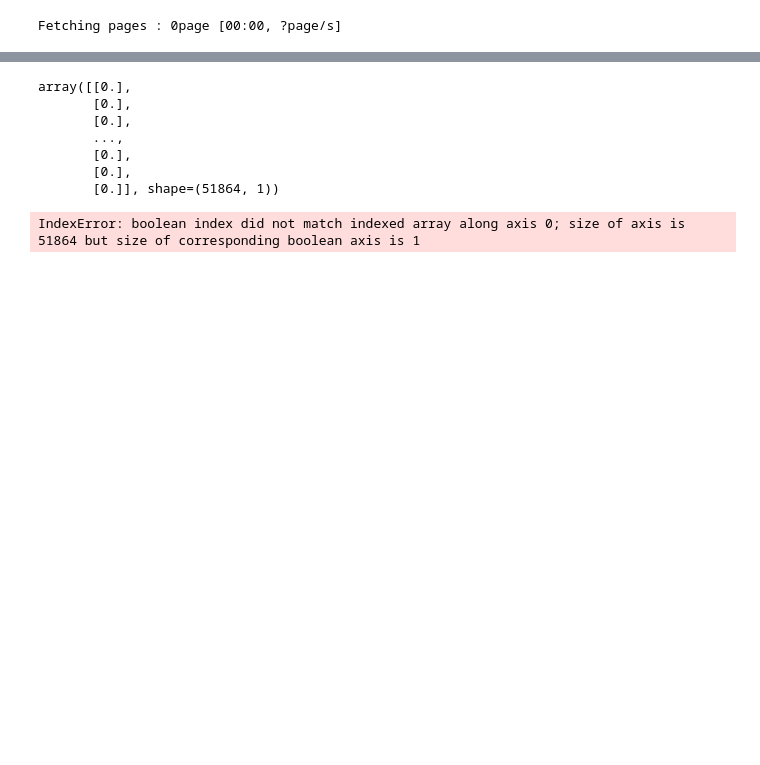
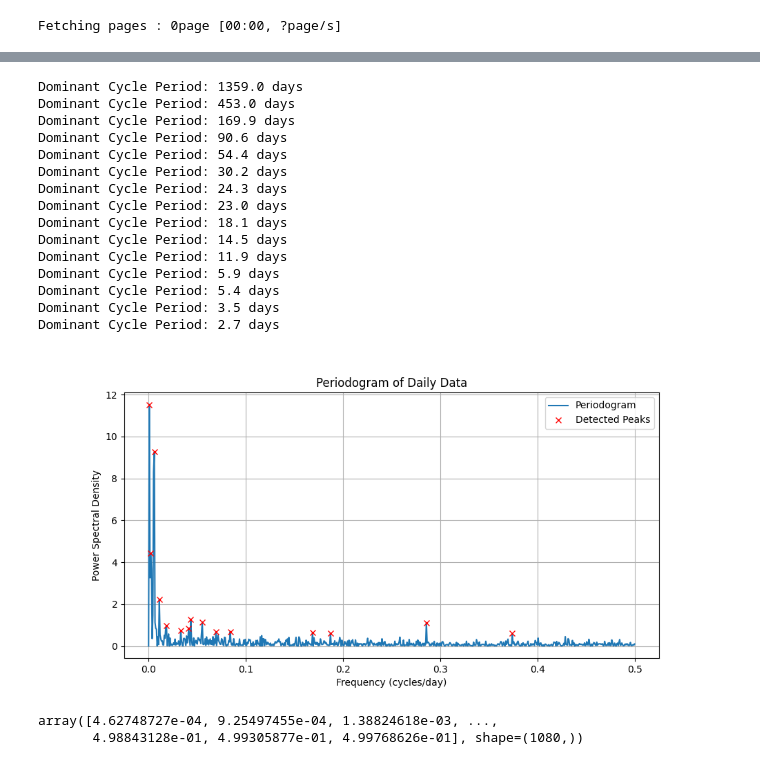
Before and after one commit to andrewkittredge/modo_energy, a Jupyter notebook: periods.ipynb, the cells around one changed output, grey strips where cells are left out. Cells and saved outputs as stored; diff of their text form; code cells hidden in the pictures; blank space fills up the shorter version.

```diff
--- a/periods.ipynb
+++ b/periods.ipynb
@@ -43,35 +67,42 @@ frequencies, psd = periodogram(winsorized, fs=fs, scaling="spectrum")
-# %%
-psd
-# %% [output]
-array([[0.],
-       [0.],
-       [0.],
-       ...,
-       [0.],
-       [0.],
-       [0.]], shape=(51864, 1))
-# %%
-valid_idx = frequencies > 0
-frequencies = frequencies[valid_idx]
-psd = psd[valid_idx]
-
-# Step 4: Detect all notable peaks
-# Adjust 'prominence' or 'height' based on your data's noise level
-peaks, properties = signal.find_peaks(psd, prominence=np.max(psd) * 0.05)
-
-# Step 5: Translate peaks into time periods
-print("Detected Unknown Seasonalities:")
-print("-" * 40)
-for peak in peaks:
-    freq_per_hour = frequencies[peak]
-    period_hours = 1.0 / freq_per_hour
-    period_days = period_hours / 24.0
-    period_weeks = period_days / 7.0
-    power = psd[peak]
-
-    print(f"Cycle Found! Power: {power:.2f}")
-    print(f"  -> Hours: {period_hours:.1f}")
-    print(f"  -> Days:  {period_days:.1f}")
-    print(f"  -> Weeks: {period_weeks:.2f}\n")
-# %% [output]
-IndexError: boolean index did not match indexed array along axis 0; size of axis is 51864 but size of corresponding boolean axis is 1
+# %%
+peaks, properties = signal.find_peaks(psd, prominence=np.max(psd) * 0.05)
+
+# 4. Convert frequency to "Period in Days" (Period = 1 / Frequency)
+periods_in_days = 1 / frequencies
+
+# Display the detected dominant periods
+for peak in peaks:
+    print(f"Dominant Cycle Period: {periods_in_days[peak]:.1f} days")
+
+# 5. Plotting the results
+plt.figure(figsize=(10, 5))
+plt.plot(frequencies, psd, label="Periodogram")
+plt.plot(frequencies[peaks], psd[peaks], "x", color="red", label="Detected Peaks")
+plt.xlabel("Frequency (cycles/day)")
+plt.ylabel("Power Spectral Density")
+plt.title("Periodogram of Daily Data")
+plt.legend()
+plt.grid(True)
+plt.show()
+# %% [output]
+Dominant Cycle Period: 1359.0 days
+Dominant Cycle Period: 453.0 days
+Dominant Cycle Period: 169.9 days
+Dominant Cycle Period: 90.6 days
+Dominant Cycle Period: 54.4 days
+Dominant Cycle Period: 30.2 days
+Dominant Cycle Period: 24.3 days
+Dominant Cycle Period: 23.0 days
+Dominant Cycle Period: 18.1 days
+Dominant Cycle Period: 14.5 days
+Dominant Cycle Period: 11.9 days
+Dominant Cycle Period: 5.9 days
+Dominant Cycle Period: 5.4 days
+Dominant Cycle Period: 3.5 days
+Dominant Cycle Period: 2.7 days
+[figure, added]
+# %%
+frequencies
+# %% [output]
+array([4.62748727e-04, 9.25497455e-04, 1.38824618e-03, ...,
+       4.98843128e-01, 4.99305877e-01, 4.99768626e-01], shape=(1080,))
```
Also changed, not shown: parts of 22 cells of this notebook, 6 other files.
